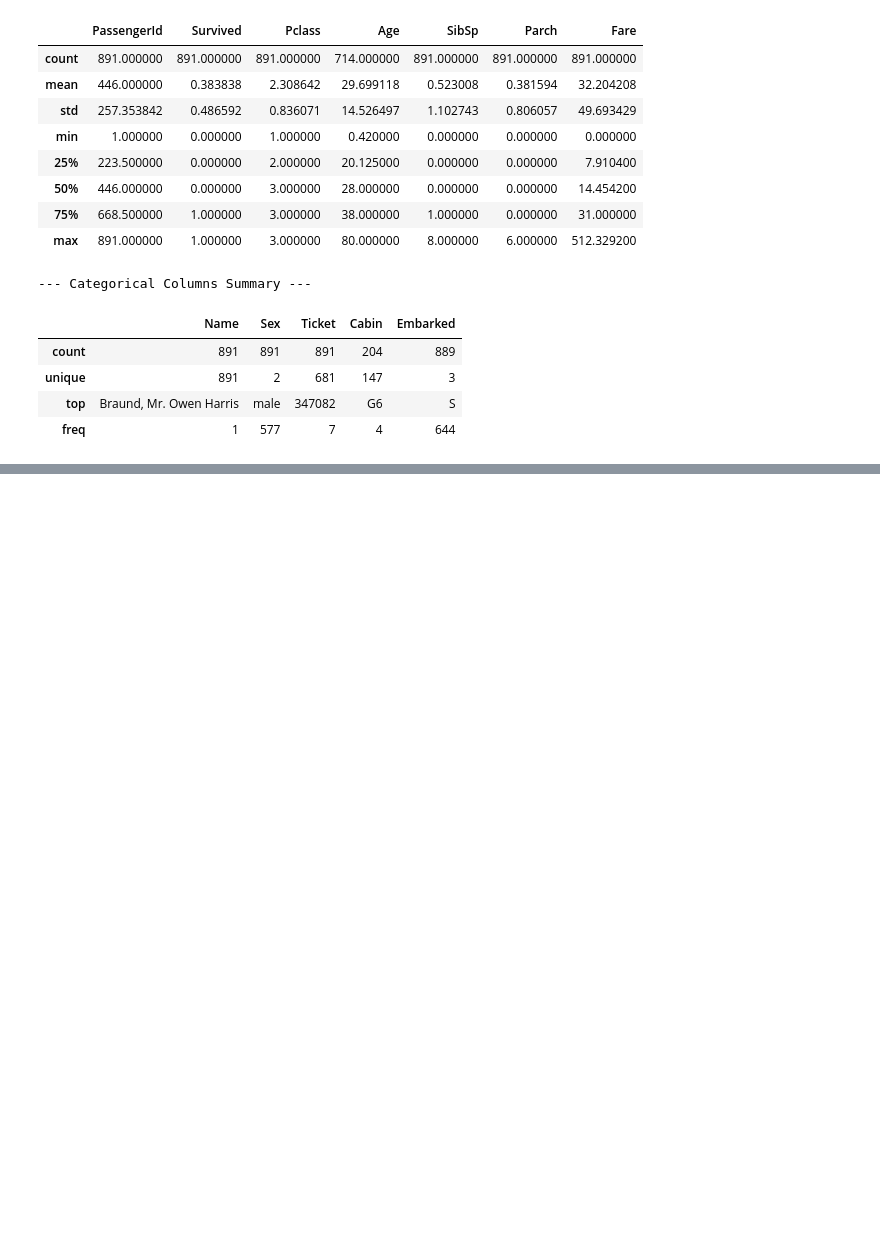
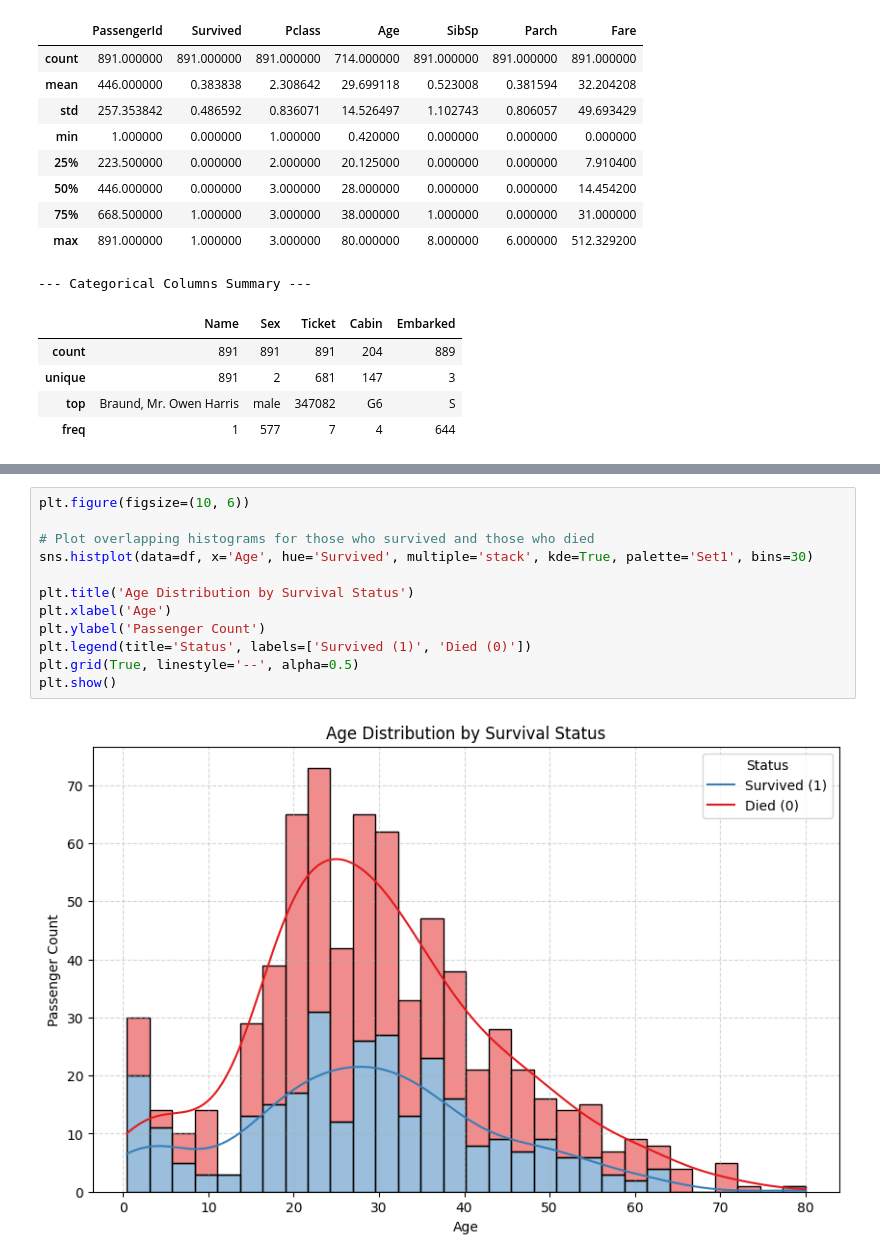
Before and after one commit to neilbhana/neilbhana-Datascience-GenAI-Submissions, a Jupyter notebook: Seminar_week_3_titanic_EDA.ipynb, the cells around one changed output, grey strips where cells are left out. Drawn from its saved outputs; the diff is of its cells as text; blank space fills up the shorter version.

```diff
--- a/Seminar_week_3_titanic_EDA.ipynb
+++ b/Seminar_week_3_titanic_EDA.ipynb
@@ -106,0 +174,14 @@ display(df.describe(include=['O']))
+# %%
+plt.figure(figsize=(10, 6))
+
+# Plot overlapping histograms for those who survived and those who died
+sns.histplot(data=df, x='Age', hue='Survived', multiple='stack', kde=True, palette='Set1', bins=30)
+
+plt.title('Age Distribution by Survival Status')
+plt.xlabel('Age')
+plt.ylabel('Passenger Count')
+plt.legend(title='Status', labels=['Survived (1)', 'Died (0)'])
+plt.grid(True, linestyle='--', alpha=0.5)
+plt.show()
+# %% [output]
+[figure, added]
```
Also changed, not shown: parts of 8 cells of this notebook.
